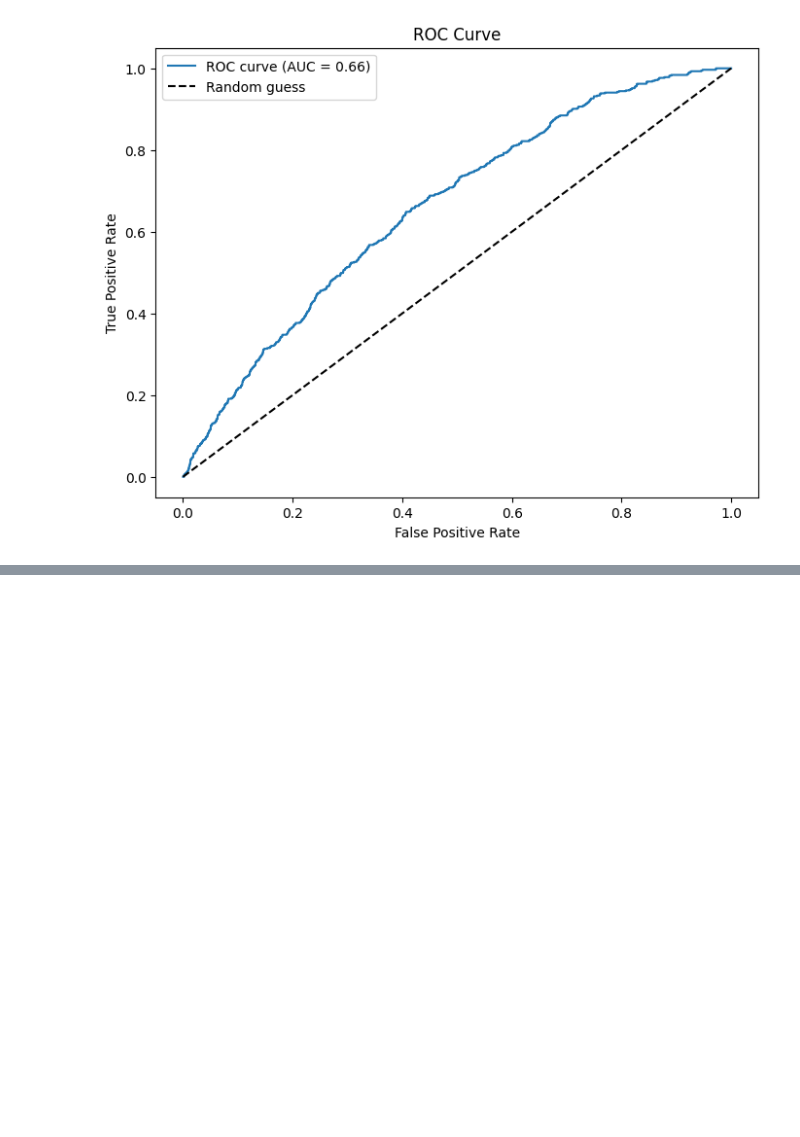
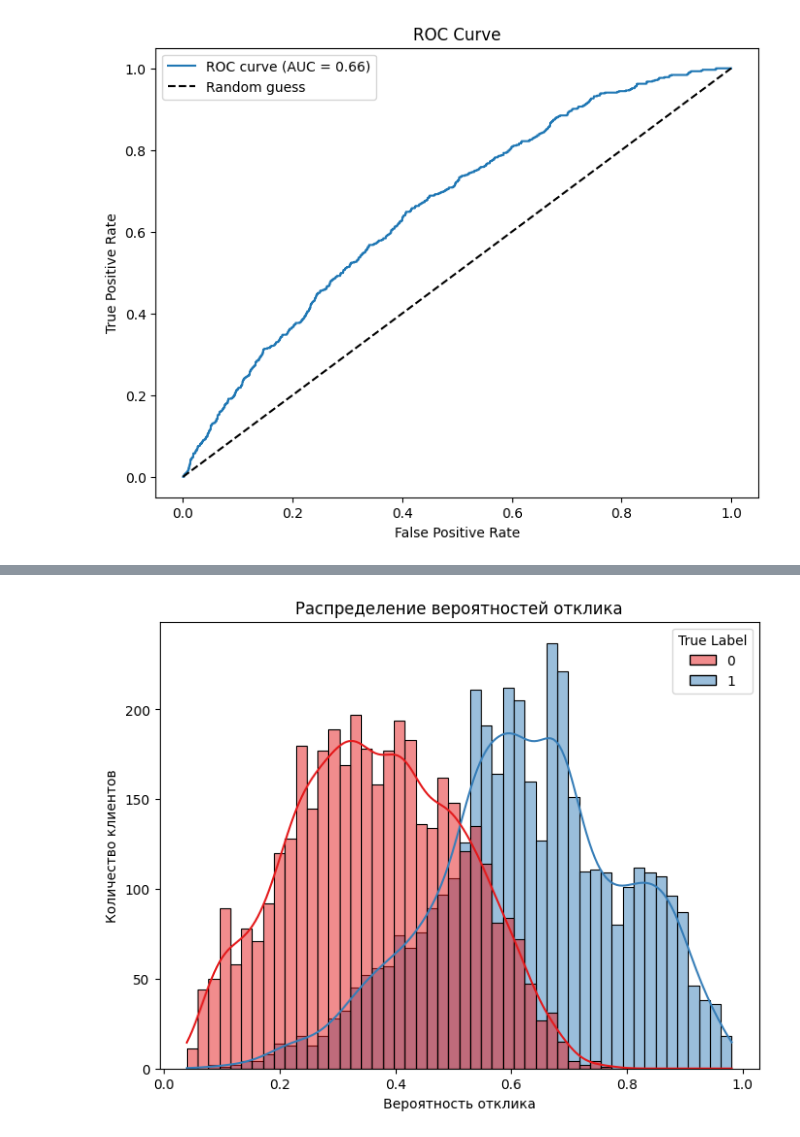
Before and after one commit to nephelim74/machinelearn, a Jupyter notebook: ml_dz3.ipynb, the cells around one changed output, grey strips where cells are left out. Saved outputs shown, nothing was run; the diff lists cells and outputs as text; code cells hidden in the pictures; blank space fills up the shorter version.

```diff
--- a/ml_dz3.ipynb
+++ b/ml_dz3.ipynb
@@ -184,0 +395,11 @@ plt.show()
+# %%
+# Гистограмма распределения вероятностей
+prob_df = pd.DataFrame({'Probability': y_pred_proba, 'True Label': y_test})
+plt.figure(figsize=(8, 6))
+sns.histplot(data=prob_df, x='Probability', hue='True Label', bins=50, kde=True, palette='Set1')
+plt.title('Распределение вероятностей отклика')
+plt.xlabel('Вероятность отклика')
+plt.ylabel('Количество клиентов')
+plt.show()
+# %% [output]
+[figure, added]
```
Also changed, not shown: parts of 12 cells of this notebook.
